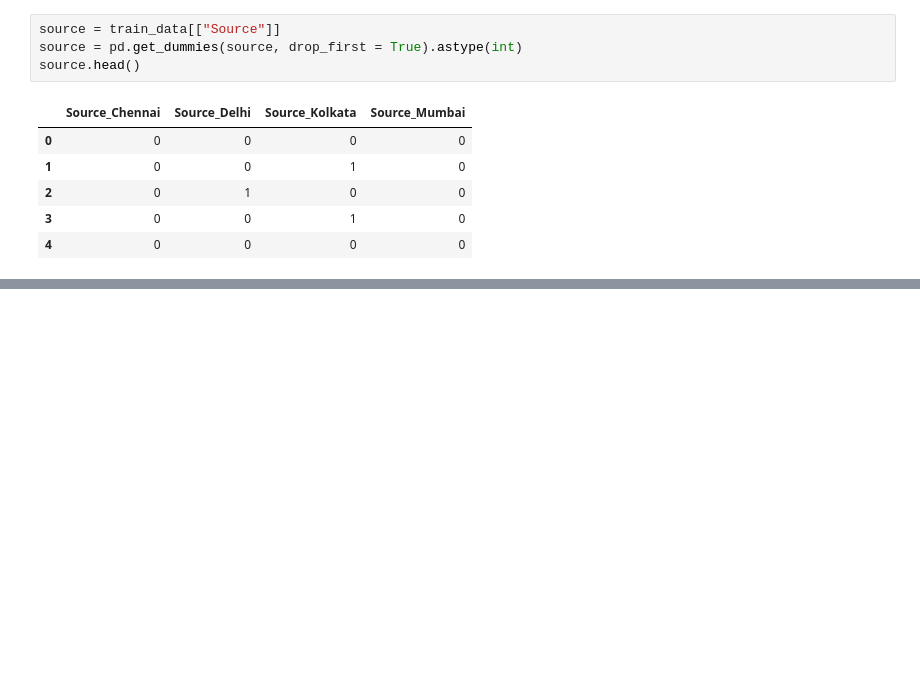
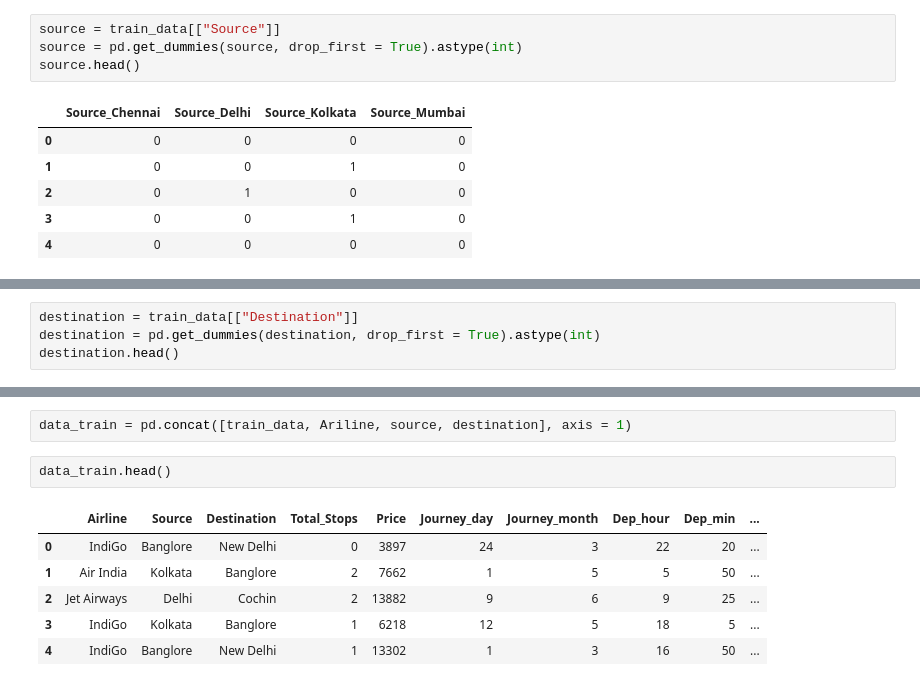
Before and after one commit to Sivaramjallu001/Random-Forest-based-Flight-Fare-Prediction-Model, a Jupyter notebook: Flight_Fare_Prediction.ipynb, the cells around one changed output, grey strips where cells are left out. Cells and saved outputs as stored; diff of their text form; blank space fills up the shorter version.

```diff
--- a/Flight_Fare_Prediction.ipynb
+++ b/Flight_Fare_Prediction.ipynb
@@ -214,0 +227,4 @@ source.head()
+# %%
+destination = train_data[["Destination"]]
+destination = pd.get_dummies(destination, drop_first = True).astype(int)
+destination.head()
@@ -214,0 +279,11 @@ source.head()
+# %%
+data_train = pd.concat([train_data, Ariline, source, destination], axis = 1)
+# %%
+data_train.head()
+# %% [output]
+|  | Airline | Source | Destination | Total_Stops | Price | Journey_day | Journey_month | Dep_hour | Dep_min | ... |
+| 0 | IndiGo | Banglore | New Delhi | 0 | 3897 | 24 | 3 | 22 | 20 | ... |
+| 1 | Air India | Kolkata | Banglore | 2 | 7662 | 1 | 5 | 5 | 50 | ... |
+| 2 | Jet Airways | Delhi | Cochin | 2 | 13882 | 9 | 6 | 9 | 25 | ... |
+| 3 | IndiGo | Kolkata | Banglore | 1 | 6218 | 12 | 5 | 18 | 5 | ... |
+| 4 | IndiGo | Banglore | New Delhi | 1 | 13302 | 1 | 3 | 16 | 50 | ... |
```
Also changed, not shown: parts of 8 cells of this notebook.
